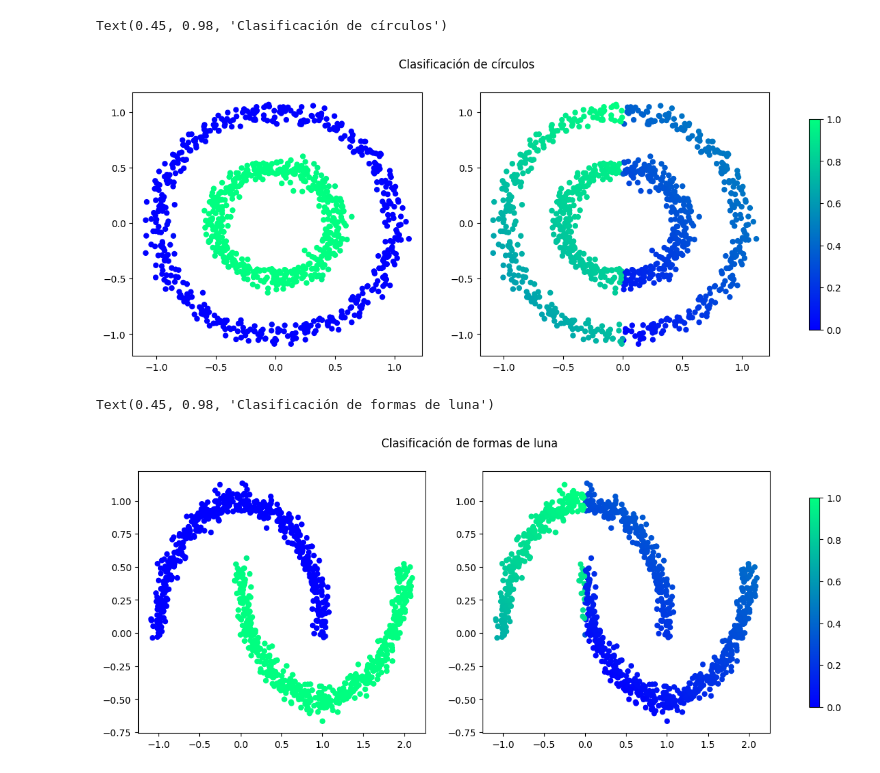
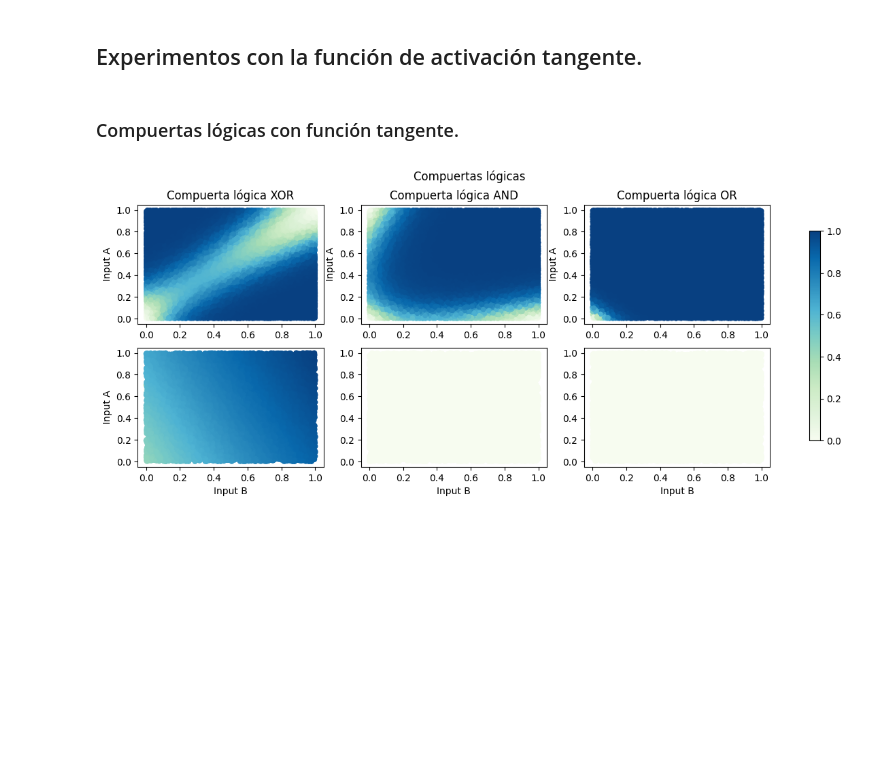
Before and after one commit to SergioPachonDotor/NeuralNetwork_v1.0, a Jupyter notebook: Experimentos.ipynb, the cells around one changed output. Drawn from its saved outputs; the diff is of its cells as text; code cells hidden in the pictures; blank space fills up the shorter version.

Commit message:
Added more experiments in Experimentos.ipynb

```diff
--- a/Experimentos.ipynb
+++ b/Experimentos.ipynb
@@ -80,60 +144,8 @@ Text(0, 0.5, 'Input A')
-# %%
-fig, ax = plt.subplots(1, 2, figsize=(15,5))
-
-# Datos de entrenamiento
-X, Y = make_circles(n_samples = 1000, noise = 0.05, factor = 0.5)
-Y = Y.reshape(len(X), 1)
-
-# Redes Neuronales
-red_circulos = nn.crear_modelo_de_red([2, 4, 8, 1])
-red_circulos_gillespie = nn.crear_modelo_de_red([2, 4, 8, 1])
-
-# Función de Activación
-funcion_de_activacion = nn.sigmoide
-
-# Training
-red_de_circulos_entrenada = nn.entrenar_red_neuronal(red_circulos, funcion_de_activacion, nn.mean_squared_error,valor_de_prediccion=X, valor_real=Y, epochs=5000, tasa_de_aprendizaje=0.05)
-red_de_circulos_entrenada_gillespie = nn.entrenar_red_con_gillespie(red_circulos_gillespie, funcion_de_activacion, nn.mean_squared_error,valor_de_prediccion=X, valor_real=Y, epochs=5000, tasa_de_aprendizaje=0.05)
-
-# Testing
-y_test = nn.predecir(X, red_de_circulos_entrenada, funcion_de_activacion)
-y_test_gillespie = nn.predecir(X, red_de_circulos_entrenada_gillespie, funcion_de_activacion)
-
-# Plotting
-ax[0].scatter(X[:,0], X[:,1], c = y_test, cmap = 'winter', s = 25)
-ax[1].scatter(X[:,0], X[:,1], c = y_test_gillespie, cmap = 'winter', s = 25)
-fig.colorbar(ScalarMappable(norm=None, cmap='winter'), ax=ax, aspect=20, shrink=0.8)
-fig.suptitle('Clasificación de círculos', x=0.45)
-# %% [output]
-Text(0.45, 0.98, 'Clasificación de círculos')
-[figure, removed]
-# %%
-fig, ax = plt.subplots(1, 2, figsize=(15,5))
-
-# Redes Neuronales
-red_lunas = nn.crear_modelo_de_red([2, 4, 8, 1])
-red_lunas_gillespie = nn.crear_modelo_de_red([2, 4, 8, 1])
-
-# Datos de entrenamiento
-X, Y = make_moons(n_samples = 1000, noise = 0.05)
-Y = Y.reshape(len(X), 1)
-
-# Función de Activación
-funcion_de_activacion = nn.sigmoide
-
-# Training
-red_lunas_entrenada = nn.entrenar_red_neuronal(red_lunas, funcion_de_activacion, nn.mean_squared_error,valor_de_prediccion=X, valor_real=Y, epochs=10000, tasa_de_aprendizaje=0.05)
-red_lunas_entrenada_gillespie = nn.entrenar_red_con_gillespie(red_lunas_gillespie, funcion_de_activacion, nn.mean_squared_error,valor_de_prediccion=X, valor_real=Y, epochs=10000, tasa_de_aprendizaje=0.05)
-
-# Testing
-y_test = nn.predecir(X, red_lunas_entrenada, funcion_de_activacion)
-y_test_gillespie = nn.predecir(X, red_lunas_entrenada_gillespie, funcion_de_activacion)
-
-# Plotting
-ax[0].scatter(X[:,0], X[:,1], c = y_test, cmap = 'winter', s = 25)
-ax[1].scatter(X[:,0], X[:,1], c = y_test_gillespie, cmap = 'winter', s = 25)
-fig.colorbar(ScalarMappable(norm=None, cmap='winter'), ax=ax, aspect=20, shrink=0.8)
-fig.suptitle('Clasificación de formas de luna', x=0.45)
-# %% [output]
-Text(0.45, 0.98, 'Clasificación de formas de luna')
-[figure, removed]
+# %% [markdown]
+## Experimentos con la función de activación tangente.
+# %% [markdown]
+### Compuertas lógicas con función tangente.
+# %%
+compuertas_logicas(funcion_de_activacion=nn.tan_h, save=False, path_to_save='Entrenamiento_f_tangente', tasa_de_aprendizaje=0.1, epochs=50000)
+# %% [output]
+[figure, added]
```
Also changed, not shown: parts of 28 cells of this notebook, 12 other files.
